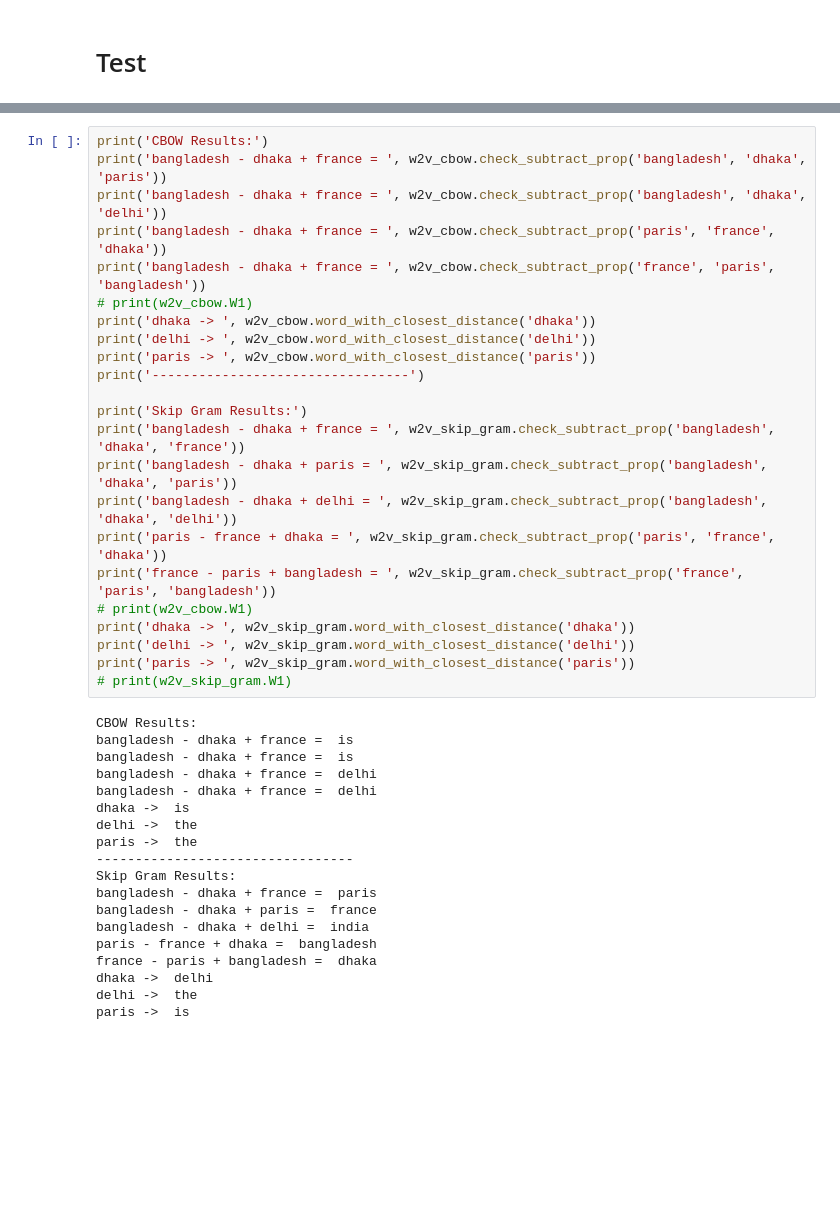
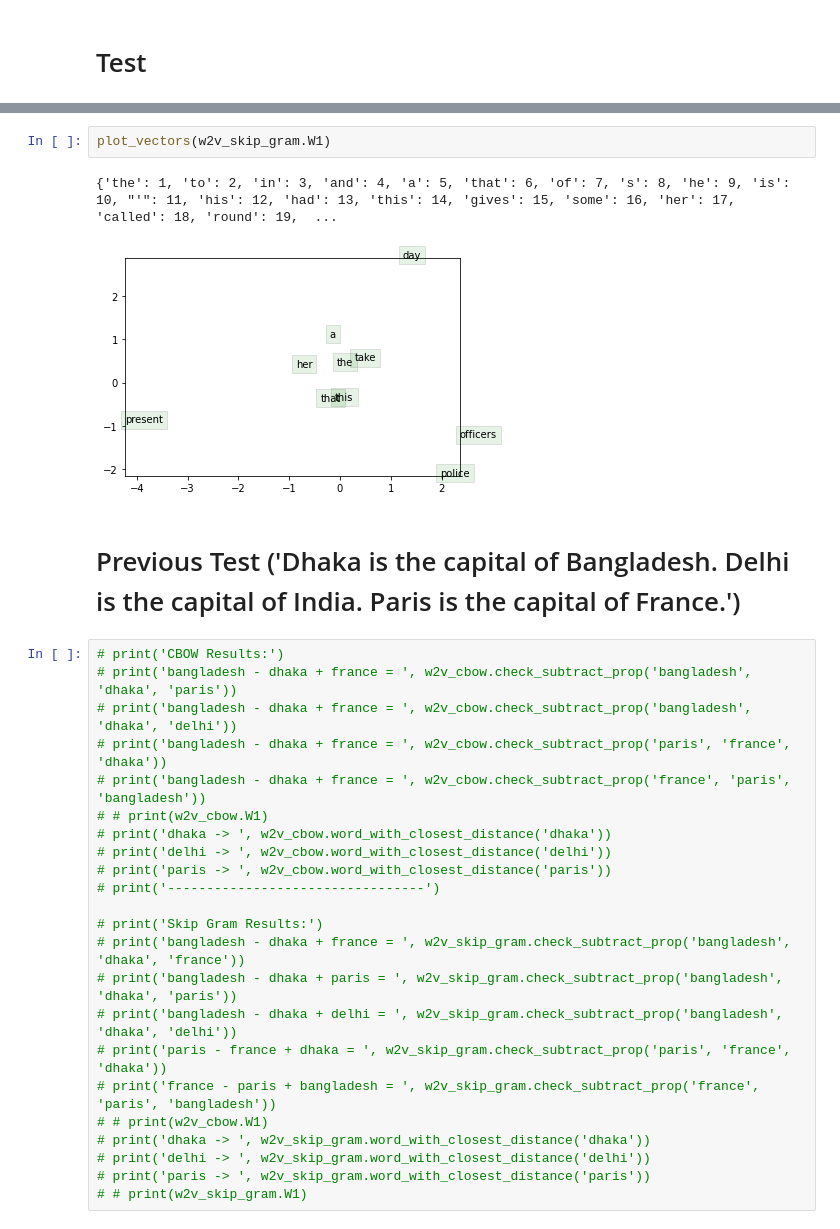
Before and after one commit to grtushar/word2vec, a Jupyter notebook: word2vec.ipynb, the cells around one changed output, grey strips where cells are left out. Cells and saved outputs as stored; diff of their text form; blank space fills up the shorter version.

```diff
--- a/word2vec.ipynb
+++ b/word2vec.ipynb
@@ -376,42 +470,30 @@ Skip-Gram training time:  8.136877372999999
+# %%
+plot_vectors(w2v_skip_gram.W1)
+# %% [output]
+{'the': 1, 'to': 2, 'in': 3, 'and': 4, 'a': 5, 'that': 6, 'of': 7, 's': 8, 'he': 9, 'is': 10, "'": 11, 'his': 12, 'had': 13, 'this': 14, 'gives': 15, 'some': 16, 'her': 17, 'called': 18, 'round': 19,  ...
+[figure, added]
+# %% [markdown]
+# Previous Test ('Dhaka is the capital of Bangladesh. Delhi is the capital of India. Paris is the capital of France.')
 # %%
-print('CBOW Results:')
-print('bangladesh - dhaka + france = ', w2v_cbow.check_subtract_prop('bangladesh', 'dhaka', 'paris'))
-print('bangladesh - dhaka + france = ', w2v_cbow.check_subtract_prop('bangladesh', 'dhaka', 'delhi'))
-print('bangladesh - dhaka + france = ', w2v_cbow.check_subtract_prop('paris', 'france', 'dhaka'))
-print('bangladesh - dhaka + france = ', w2v_cbow.check_subtract_prop('france', 'paris', 'bangladesh'))
-# print(w2v_cbow.W1)
-print('dhaka -> ', w2v_cbow.word_with_closest_distance('dhaka'))
-print('delhi -> ', w2v_cbow.word_with_closest_distance('delhi'))
-print('paris -> ', w2v_cbow.word_with_closest_distance('paris'))
-print('---------------------------------')
+# print('CBOW Results:')
+# print('bangladesh - dhaka + france = ', w2v_cbow.check_subtract_prop('bangladesh', 'dhaka', 'paris'))
+# print('bangladesh - dhaka + france = ', w2v_cbow.check_subtract_prop('bangladesh', 'dhaka', 'delhi'))
+# print('bangladesh - dhaka + france = ', w2v_cbow.check_subtract_prop('paris', 'france', 'dhaka'))
+# print('bangladesh - dhaka + france = ', w2v_cbow.check_subtract_prop('france', 'paris', 'bangladesh'))
+# # print(w2v_cbow.W1)
+# print('dhaka -> ', w2v_cbow.word_with_closest_distance('dhaka'))
+# print('delhi -> ', w2v_cbow.word_with_closest_distance('delhi'))
+# print('paris -> ', w2v_cbow.word_with_closest_distance('paris'))
+# print('---------------------------------')
 
-print('Skip Gram Results:')
-print('bangladesh - dhaka + france = ', w2v_skip_gram.check_subtract_prop('bangladesh', 'dhaka', 'france'))
-print('bangladesh - dhaka + paris = ', w2v_skip_gram.check_subtract_prop('bangladesh', 'dhaka', 'paris'))
-print('bangladesh - dhaka + delhi = ', w2v_skip_gram.check_subtract_prop('bangladesh', 'dhaka', 'delhi'))
-print('paris - france + dhaka = ', w2v_skip_gram.check_subtract_prop('paris', 'france', 'dhaka'))
-print('france - paris + bangladesh = ', w2v_skip_gram.check_subtract_prop('france', 'paris', 'bangladesh'))
-# print(w2v_cbow.W1)
-print('dhaka -> ', w2v_skip_gram.word_with_closest_distance('dhaka'))
-print('delhi -> ', w2v_skip_gram.word_with_closest_distance('delhi'))
-print('paris -> ', w2v_skip_gram.word_with_closest_distance('paris'))
-# print(w2v_skip_gram.W1)
+# print('Skip Gram Results:')
+# print('bangladesh - dhaka + france = ', w2v_skip_gram.check_subtract_prop('bangladesh', 'dhaka', 'france'))
+# print('bangladesh - dhaka + paris = ', w2v_skip_gram.check_subtract_prop('bangladesh', 'dhaka', 'paris'))
+# print('bangladesh - dhaka + delhi = ', w2v_skip_gram.check_subtract_prop('bangladesh', 'dhaka', 'delhi'))
+# print('paris - france + dhaka = ', w2v_skip_gram.check_subtract_prop('paris', 'france', 'dhaka'))
+# print('france - paris + bangladesh = ', w2v_skip_gram.check_subtract_prop('france', 'paris', 'bangladesh'))
+# # print(w2v_cbow.W1)
+# print('dhaka -> ', w2v_skip_gram.word_with_closest_distance('dhaka'))
+# print('delhi -> ', w2v_skip_gram.word_with_closest_distance('delhi'))
+# print('paris -> ', w2v_skip_gram.word_with_closest_distance('paris'))
+# # print(w2v_skip_gram.W1)
-# %% [output]
-CBOW Results:
-bangladesh - dhaka + france =  is
-bangladesh - dhaka + france =  is
-bangladesh - dhaka + france =  delhi
-bangladesh - dhaka + france =  delhi
-dhaka ->  is
-delhi ->  the
-paris ->  the
----------------------------------
-Skip Gram Results:
-bangladesh - dhaka + france =  paris
-bangladesh - dhaka + paris =  france
-bangladesh - dhaka + delhi =  india
-paris - france + dhaka =  bangladesh
-france - paris + bangladesh =  dhaka
-dhaka ->  delhi
-delhi ->  the
-paris ->  is
```
Also changed, not shown: parts of 6 cells of this notebook.
